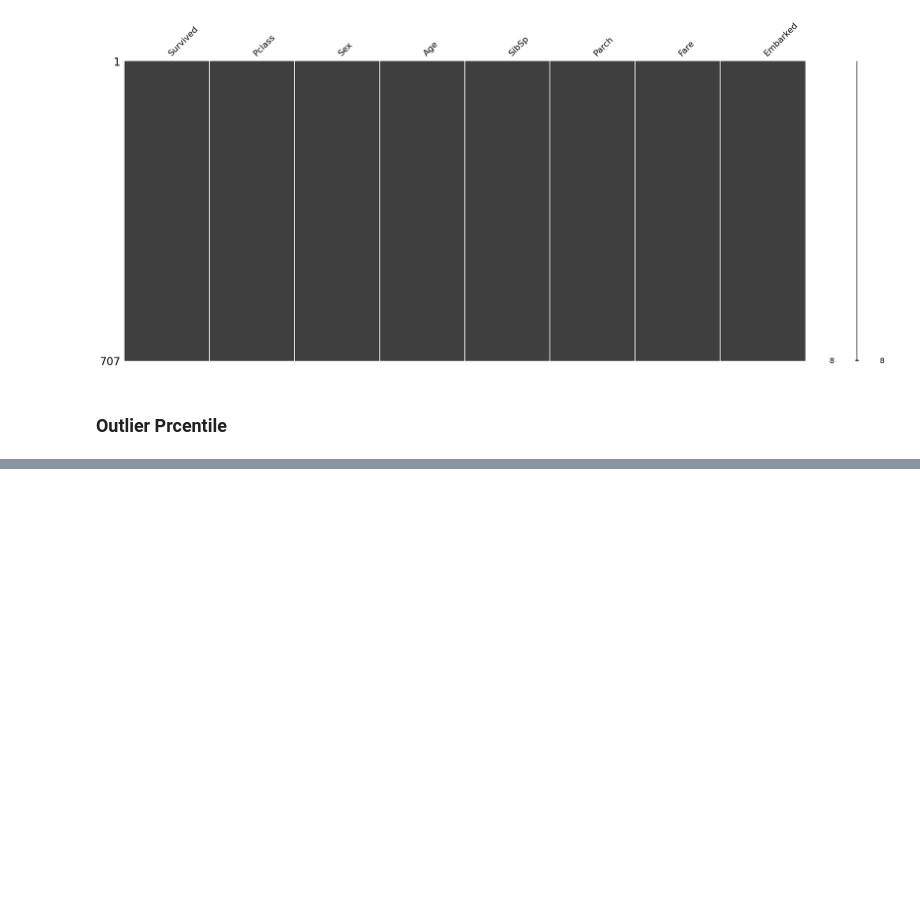
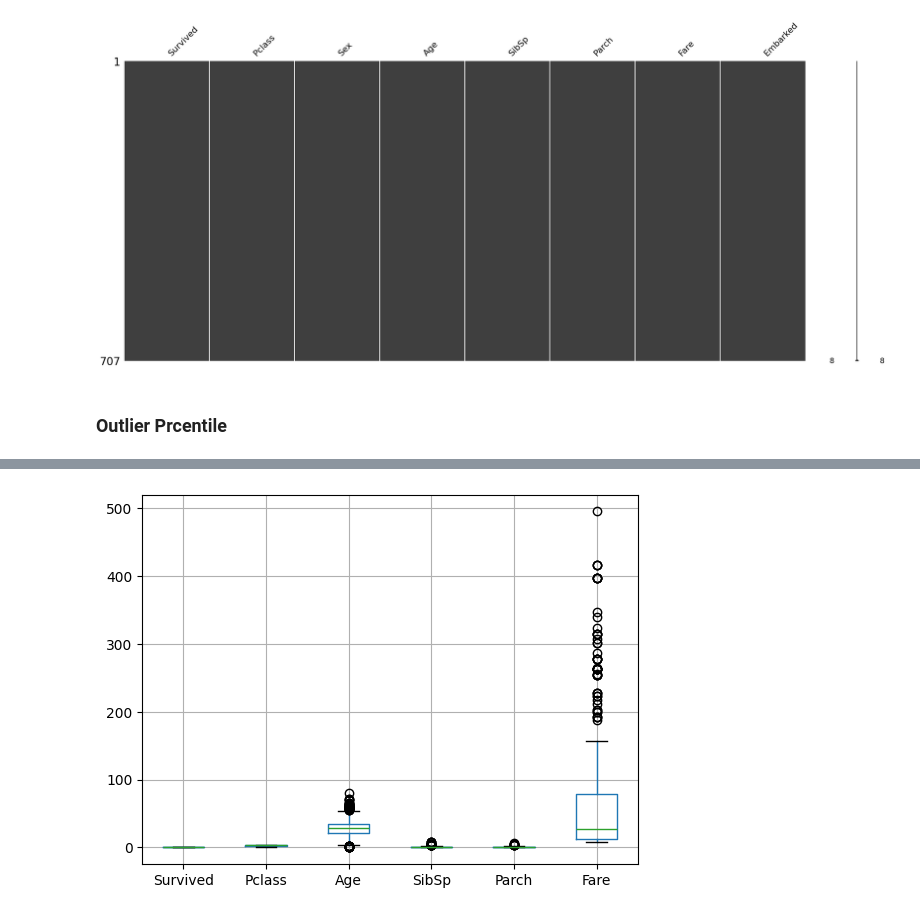
Before and after one commit to Rafluz/Titanic, a Jupyter notebook: praprocesingprecentile.ipynb, the cells around one changed output, grey strips where cells are left out. Drawn from its saved outputs; the diff is of its cells as text; code cells hidden in the pictures; blank space fills up the shorter version.

```diff
--- a/praprocesingprecentile.ipynb
+++ b/praprocesingprecentile.ipynb
@@ -225,0 +247,10 @@ msno.matrix(dstitanic)
+# %%
+def Percentiles(nama_kol , dataset:pd.DataFrame):
+    upers = dataset[f'{nama_kol}'].quantile(0.95)
+    lowers = dataset[f'{nama_kol}'].quantile(0.05)
+    return dataset[(dataset[f'{nama_kol}'] > lowers) & (dataset[f'{nama_kol}'] < upers)]
+# %%
+# menangani outlier pada kolom 'Age','SibSp','Parch','Ticket','Fare'
+limits = {}  # Dictionary untuk menyimpan batas bawah dan atas outlier
+cols = ['Age', 'SibSp', 'Parch', 'Fare']
+dstitanic=Percentiles('Fare',dstitanic)
@@ -225,0 +269,5 @@ msno.matrix(dstitanic)
+# %%
+dstitanic.boxplot()
+plt.show()
+# %% [output]
+[figure, added]
```
Also changed, not shown: parts of 4 cells of this notebook, 2 other files.
